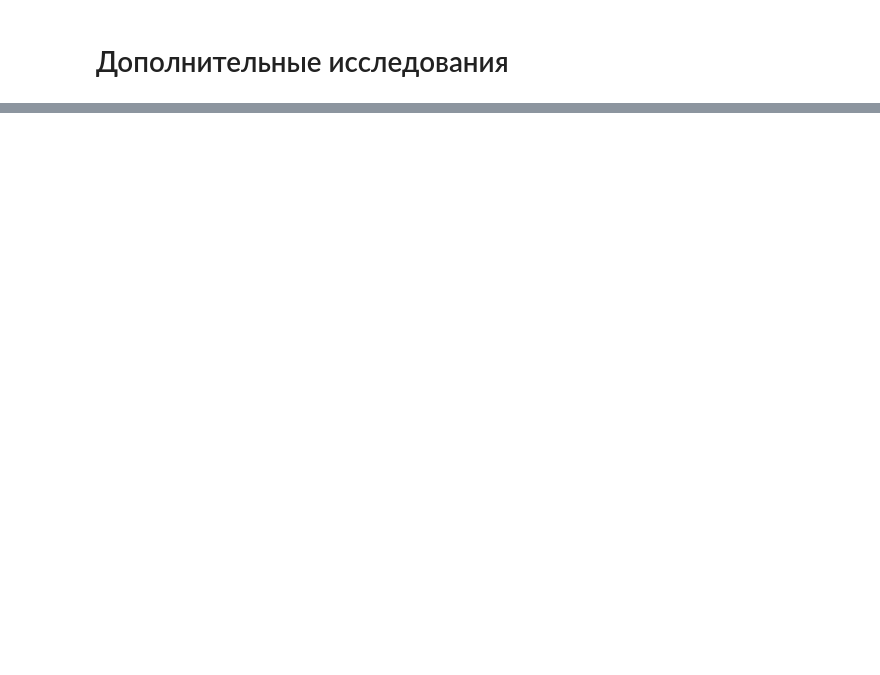
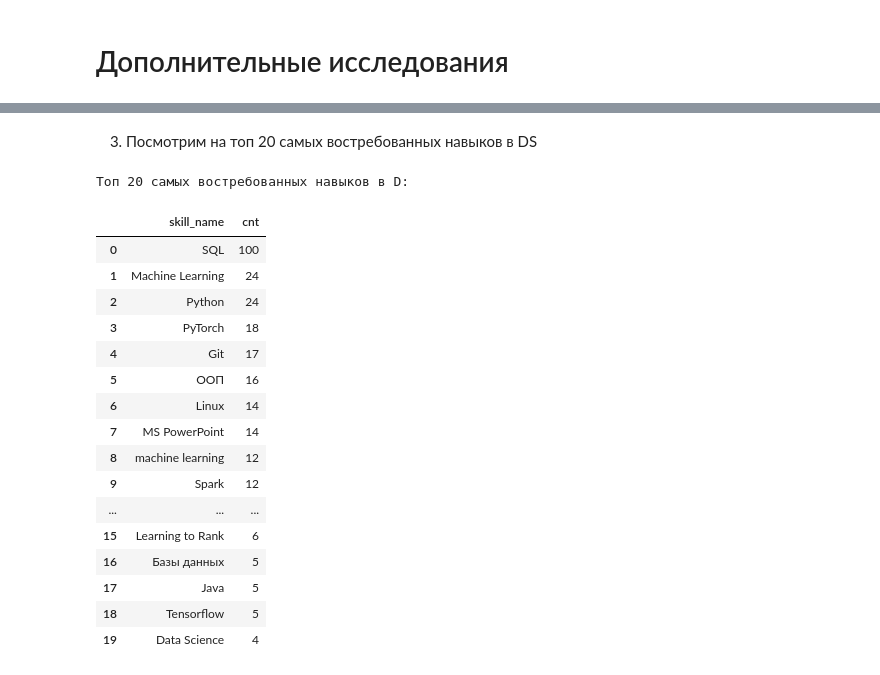
Before and after one commit to denis-marchenkov-sf/sf_headhunter_sql, a Jupyter notebook: main.ipynb, the cells around one changed output, grey strips where cells are left out. Cells and saved outputs as stored; diff of their text form; code cells hidden in the pictures; blank space fills up the shorter version.

```diff
--- a/main.ipynb
+++ b/main.ipynb
@@ -1141,0 +1229,52 @@ pie_data_junior_ds.show();
+# %% [markdown]
+3. Посмотрим на топ 20 самых востребованных навыков в DS
+# %%
+# текст запроса
+query_top_skills_ds = f'''
+
+SELECT
+    skills.skill_name,
+    COUNT(skills.skill_name) AS cnt
+FROM
+(
+    SELECT
+        SPLIT_PART(vacancy.key_skills, CHR(9), 2) AS skill_name
+    FROM
+        public.vacancies vacancy
+    WHERE
+        vacancy.name ~ '^(?=.*ML)(?!.*HTML).*$'
+        OR
+        vacancy.name ~* '(data scientist|data science|исследователь данных|machine learning|.*машинн.*обучен.*)'
+) skills
+WHERE
+    skills.skill_name != ''
+GROUP BY
+    skills.skill_name
+ORDER BY cnt DESC
+LIMIT 20
+
+'''
+# %%
+# результат запроса
+print('Топ 20 самых востребованных навыков в D:')
+df_top_skills_ds = pd.read_sql_query(query_top_skills_ds, connection)
+display(df_top_skills_ds)
+# %% [output]
+Топ 20 самых востребованных навыков в D:
+|  | skill_name | cnt |
+| 0 | SQL | 100 |
+| 1 | Machine Learning | 24 |
+| 2 | Python | 24 |
+| 3 | PyTorch | 18 |
+| 4 | Git | 17 |
+| 5 | ООП | 16 |
+| 6 | Linux | 14 |
+| 7 | MS PowerPoint | 14 |
+| 8 | machine learning | 12 |
+| 9 | Spark | 12 |
+| ... | ... | ... |
+| 15 | Learning to Rank | 6 |
+| 16 | Базы данных | 5 |
+| 17 | Java | 5 |
+| 18 | Tensorflow | 5 |
+| 19 | Data Science | 4 |
```
Also changed, not shown: parts of 10 cells of this notebook, 3 other files.
